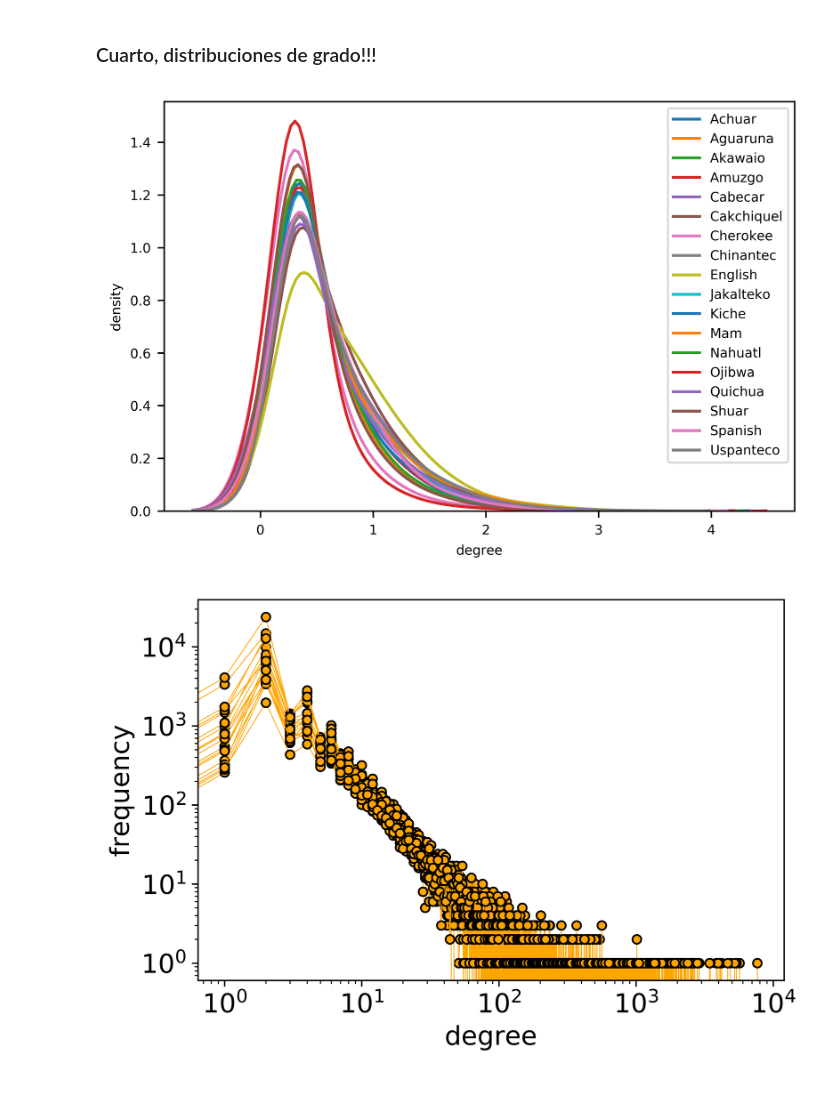
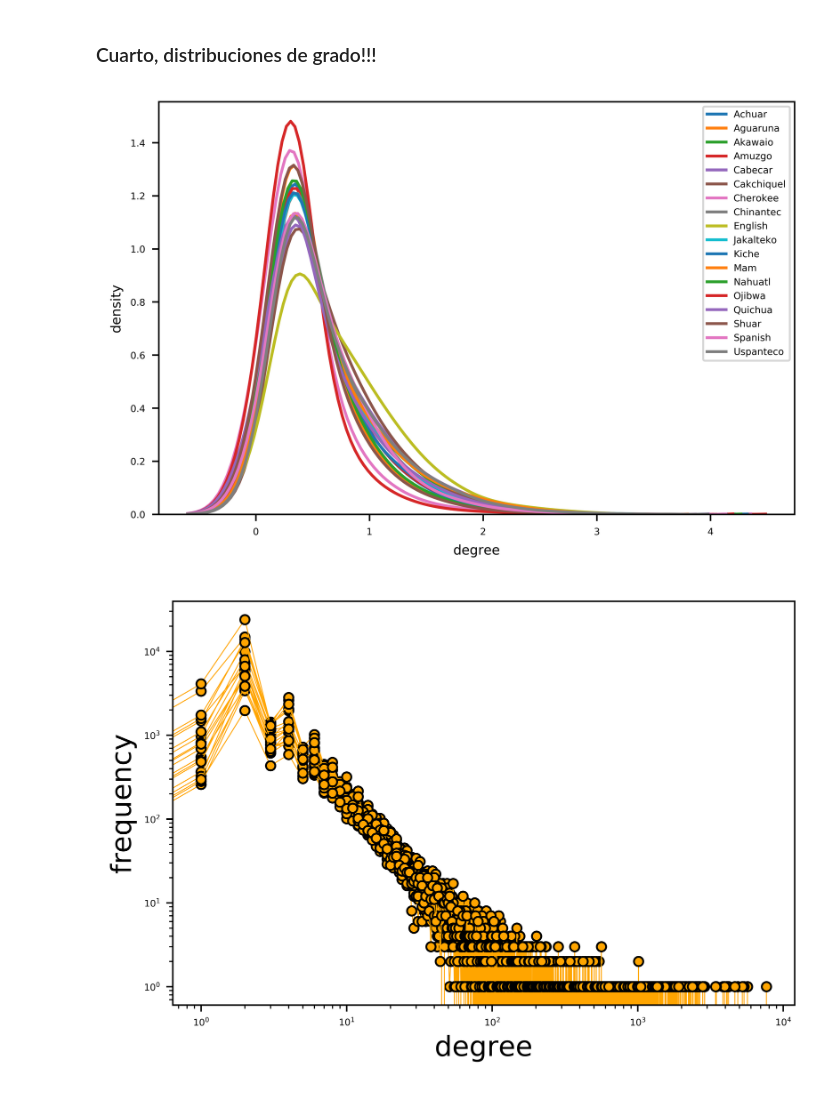
Before and after one commit to javiervz/ciencia-redes-2021, a Jupyter notebook: clase5-26-Septiembre/clase5.ipynb, the cells around one changed output. Drawn from its saved outputs; the diff is of its cells as text; code cells hidden in the pictures.

```diff
--- a/clase5-26-Septiembre/clase5.ipynb
+++ b/clase5-26-Septiembre/clase5.ipynb
@@ -221,35 +221,30 @@ for language in degree_counts.keys():
 plt.ylabel(r'density',fontsize=7)
 plt.xlabel(r'degree',fontsize=7)
 plt.savefig('degree_hist.pdf', format='pdf', transparent=True, bbox_inches='tight',dpi=800)
-plt.rcParams.update({'font.size': 7})
+plt.rcParams.update({'font.size': 5})
 plt.show()
 # %% [output]
-[figure, old version]
+[figure, new version]
 # %%
 ## otra forma
 # Import curve fitting package from scipy
 from scipy.optimize import curve_fit
 
 fig, ax = plt.subplots(dpi=800)
-# Set the x and y-axis scaling to logarithmic
-ax.set_xscale('log')
-ax.set_yscale('log')# Edit the major and minor tick locations of x and y axes
-ax.xaxis.set_major_locator(mpl.ticker.LogLocator(base=10.0))
-ax.yaxis.set_major_locator(mpl.ticker.LogLocator(base=10.0))
 
 for language in graphs_adj.keys():
 
     degree_freq = nx.degree_histogram(graphs_adj[language])
     degrees = range(len(degree_freq))
-    plt.plot(degrees, degree_freq,linewidth=0.5, marker='o',color='orange',markersize=5,markeredgecolor='k',markeredgewidth=1,fillstyle='full')
+    plt.loglog(degrees, degree_freq,linewidth=0.5, marker='o',color='orange',markersize=5,markeredgecolor='k',markeredgewidth=1,fillstyle='full')
 
 plt.ylabel(r'frequency',fontsize=15)
 plt.xlabel(r'degree',fontsize=15)
 plt.savefig('degree_dist.pdf', format='pdf', transparent=True, bbox_inches='tight',dpi=800)
 plt.rcParams.update({'font.size': 15})
 plt.show()
 # %% [output]
-[figure, old version]
+[figure, new version]
 # %%
 !pip install powerlaw
 # %% [output]
```
Also changed, not shown: parts of 4 cells of this notebook, 24 other files.
